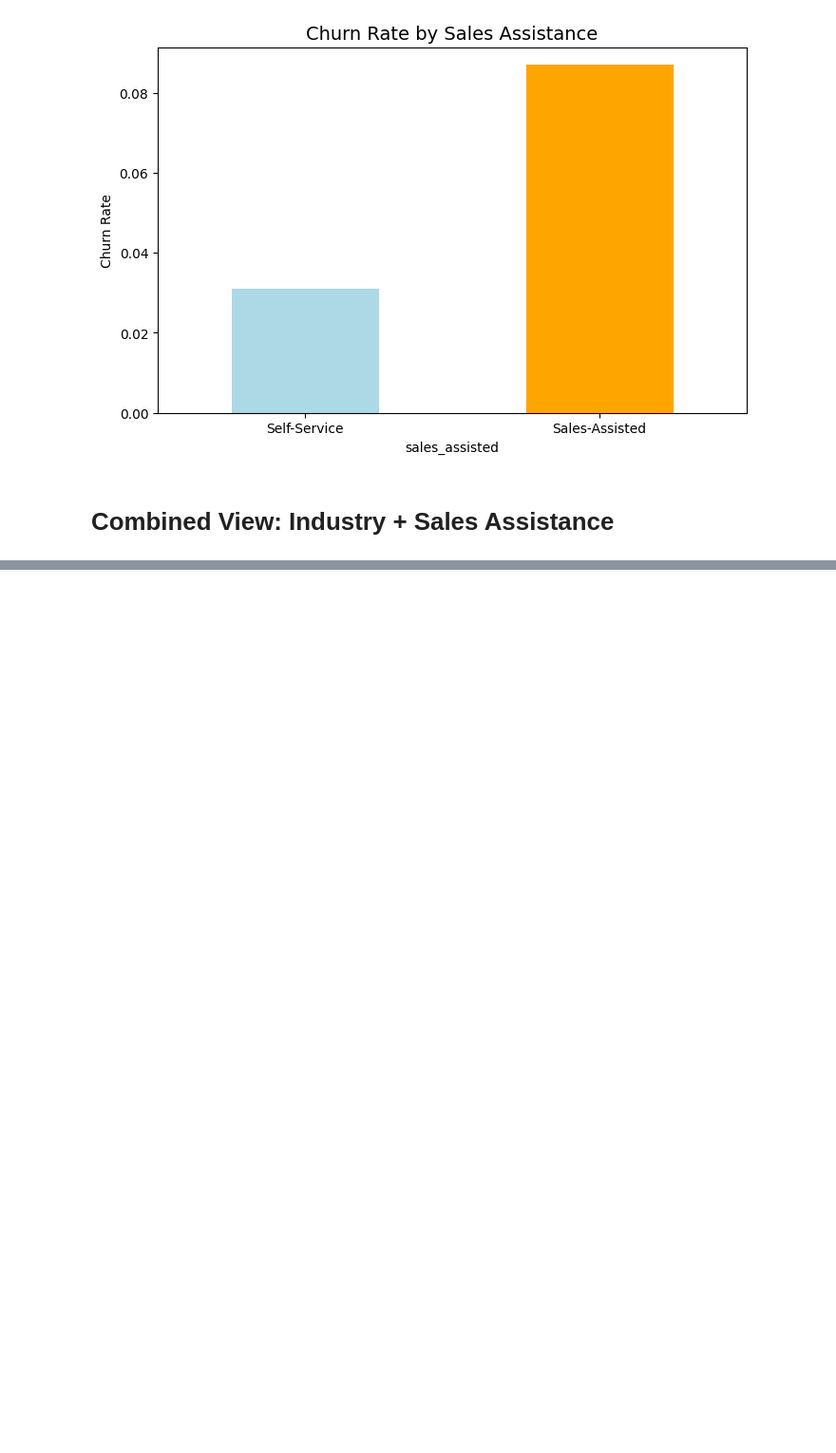
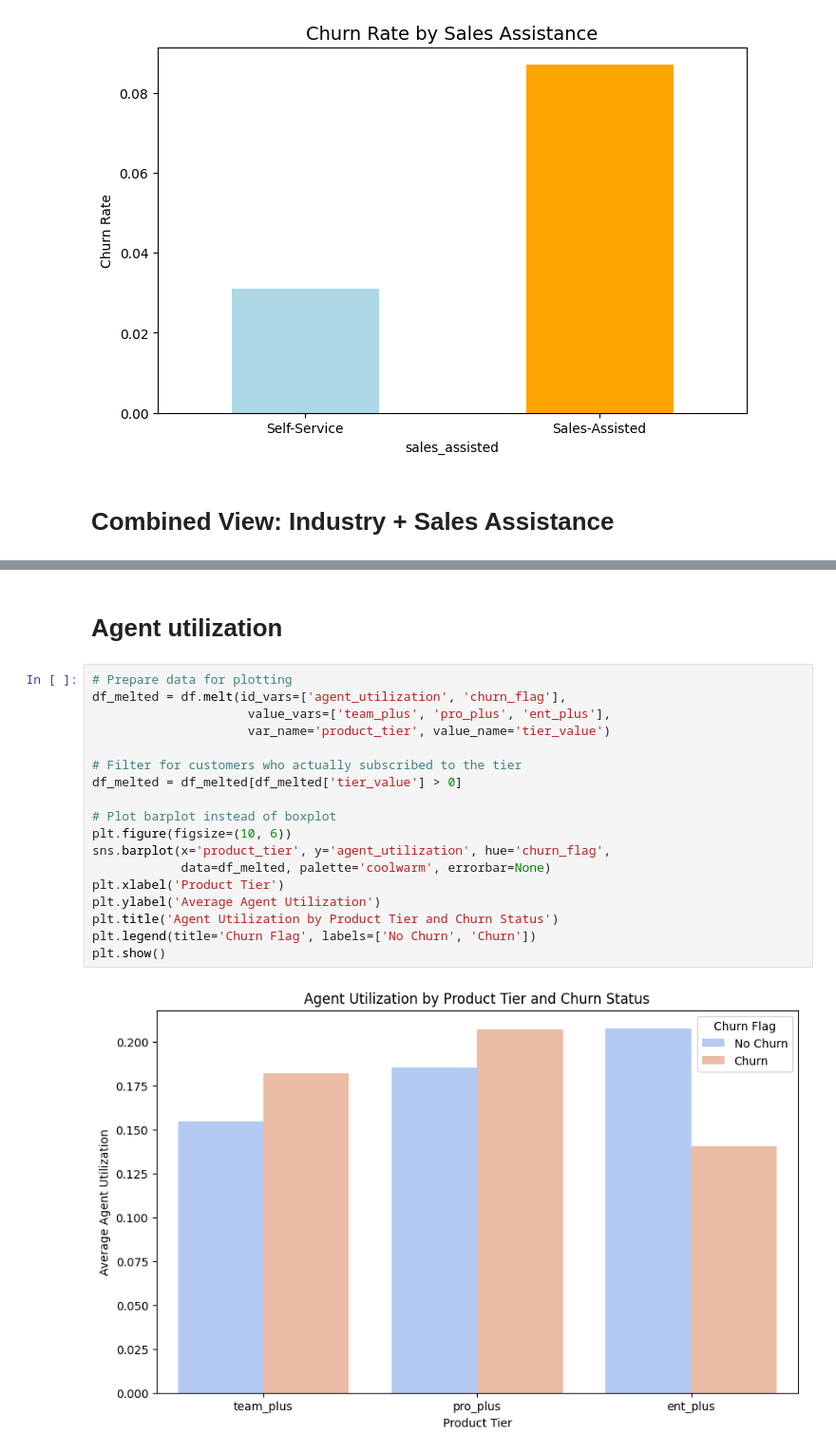
Before and after one commit to p-sai-gowtham/DS_Miniproject, a Jupyter notebook: hypothesis/hypo.ipynb, the cells around one changed output, grey strips where cells are left out. Shown at 95% size. Drawn from its saved outputs; the diff is of its cells as text; blank space fills up the shorter version.

```diff
--- a/hypothesis/hypo.ipynb
+++ b/hypothesis/hypo.ipynb
@@ -291,0 +334,22 @@ plt.show()
+# %% [markdown]
+# Agent utilization
+# %%
+# Prepare data for plotting
+df_melted = df.melt(id_vars=['agent_utilization', 'churn_flag'],
+                     value_vars=['team_plus', 'pro_plus', 'ent_plus'],
+                     var_name='product_tier', value_name='tier_value')
+
+# Filter for customers who actually subscribed to the tier
+df_melted = df_melted[df_melted['tier_value'] > 0]
+
+# Plot barplot instead of boxplot
+plt.figure(figsize=(10, 6))
+sns.barplot(x='product_tier', y='agent_utilization', hue='churn_flag',
+            data=df_melted, palette='coolwarm', errorbar=None)
+plt.xlabel('Product Tier')
+plt.ylabel('Average Agent Utilization')
+plt.title('Agent Utilization by Product Tier and Churn Status')
+plt.legend(title='Churn Flag', labels=['No Churn', 'Churn'])
+plt.show()
+# %% [output]
+[figure, added]
```
Also changed, not shown: parts of 7 cells of this notebook.
